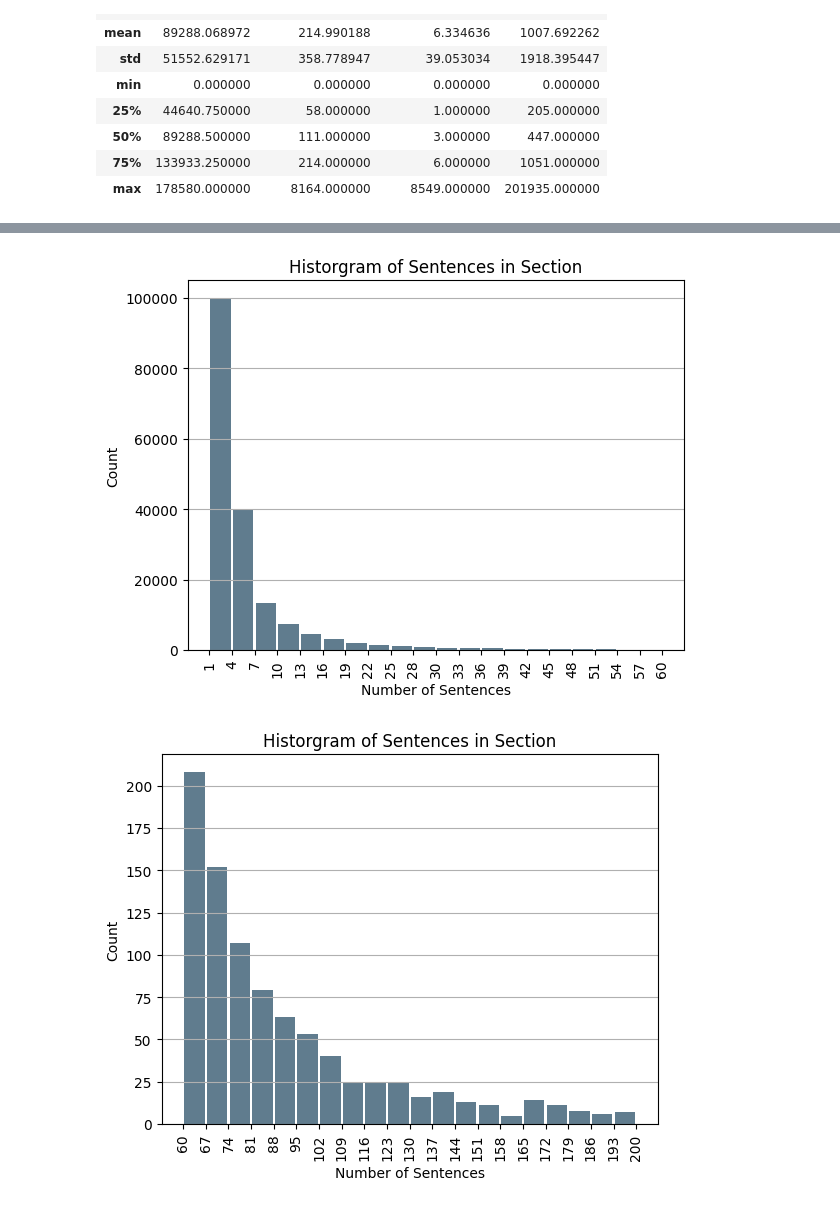
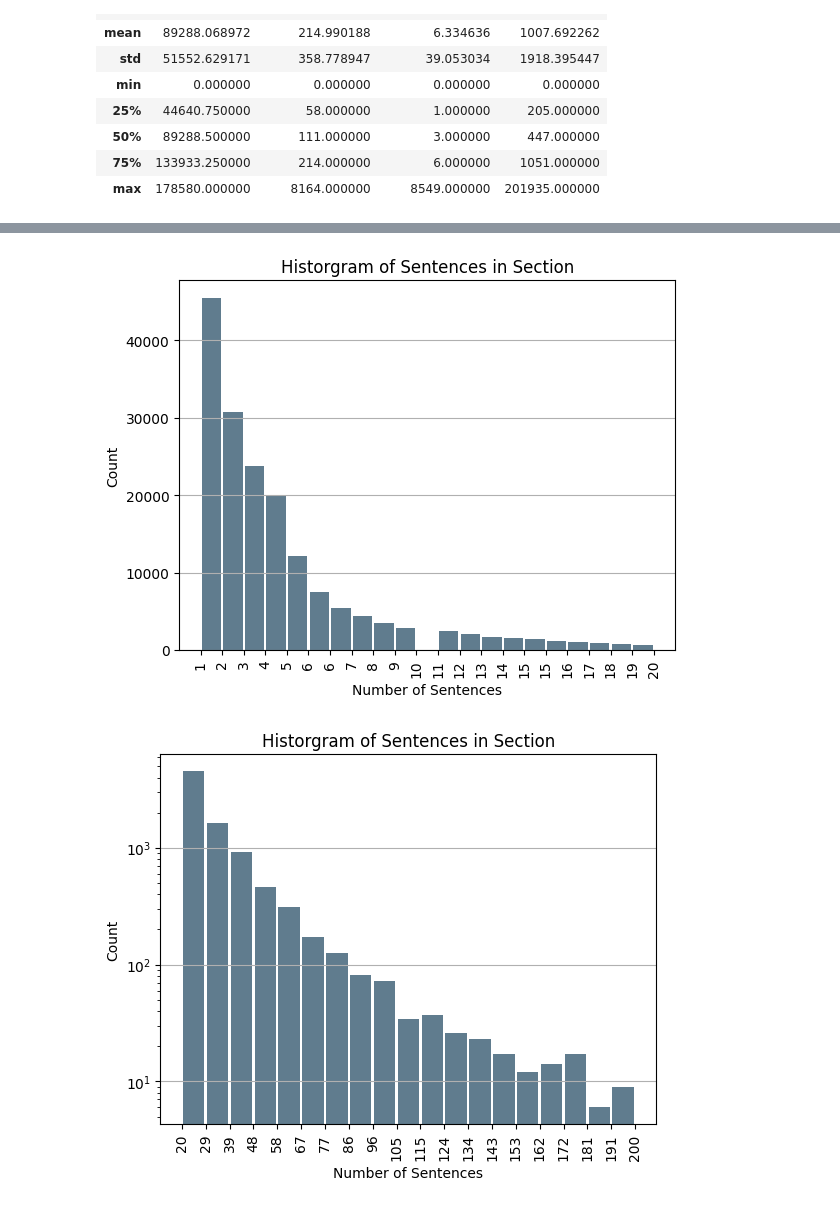
Before and after one commit to spartypkp/legalAI, a Jupyter notebook: statutesAnalytics.ipynb, the cells around one changed output, grey strips where cells are left out. Drawn from its saved outputs; the diff is of its cells as text; code cells hidden in the pictures.

```diff
--- a/statutesAnalytics.ipynb
+++ b/statutesAnalytics.ipynb
@@ -55,7 +53,7 @@ def get_bin_width(x):
     return bins
 # %%
 from matplotlib.ticker import FormatStrFormatter
-def plot_histogram_content_tokens(df, cust_range=(0,8500), n_bins=10, useLog=False, density=False):
+def plot_histogram_content_tokens(df,filename, cust_range=(0,8500), n_bins=10, useLog=False, density=False):
     fig, ax = plt.subplots()
     counts, bins, patches = ax.hist(df["Content_Tokens"],rwidth=0.9, color='#607c8e', range=cust_range,bins=n_bins, log=useLog, density=density)
     plt.xlabel("Tokens in Content")
@@ -63,13 +61,15 @@ def plot_histogram_content_tokens(df, cust_range=(0,8500), n_bins=10, useLog=Fal
     plt.title("Tokens in range ({}, {})".format(cust_range[0], cust_range[1]))
     plt.grid(axis='y')
 
+
     ax.set_xticks(bins)
     ax.xaxis.set_major_formatter(FormatStrFormatter('%0.0f'))
     locs, labels = plt.xticks() #gets labels
     plt.setp(labels, rotation=90) #sets rotation of the labels
+    plt.savefig("{}.png".format(filename))
     plt.show()
 
-def plot_histogram_num_sentences(df, cust_range=(0,150), n_bins=10, useLog=False, density=False):
+def plot_histogram_num_sentences(df, filename, cust_range=(0,150), n_bins=10, useLog=False, density=False):
     fig, ax = plt.subplots()
     counts, bins, patches = ax.hist(df["Num_sentences"],rwidth=0.9, color='#607c8e', range=cust_range,bins=n_bins, log=useLog, density=density)
 
@@ -77,10 +77,12 @@ def plot_histogram_num_sentences(df, cust_range=(0,150), n_bins=10, useLog=False
     plt.ylabel("Count")
     plt.grid(axis='y')
     plt.title("Historgram of Sentences in Section")
+
     ax.set_xticks(bins)
     ax.xaxis.set_major_formatter(FormatStrFormatter('%0.0f'))
     locs, labels = plt.xticks() #gets labels
     plt.setp(labels, rotation=90) #sets rotation of the labels
+    plt.savefig("{}.png".format(filename))
     plt.show()
 # %%
 df_modified = df[df["Content_Tokens"]<250]
@@ -96,5 +100,5 @@ Freedman–Diaconis number of bins: 73
 # %%
-plot_histogram_num_sentences(df, cust_range=(1, 200), n_bins=20, useLog=True, density=False)
-plot_histogram_num_sentences(df, cust_range=(1, 60), n_bins=20, useLog=False, density=False)
-plot_histogram_num_sentences(df, cust_range=(60, 200), n_bins=20, useLog=False, density=False)
+plot_histogram_num_sentences(df, "log_sentence_distribution", cust_range=(1, 200), n_bins=21, useLog=True, density=False)
+plot_histogram_num_sentences(df, "main_sentence_distribution",cust_range=(1, 20), n_bins=21, useLog=False, density=False)
+plot_histogram_num_sentences(df, "outlier_log_sentence_distribution",cust_range=(20, 200), n_bins=19, useLog=True, density=False)
 # %% [output]
@@ -102,4 +106,4 @@ plot_histogram_num_sentences(df, cust_range=(60, 200), n_bins=20, useLog=False,
-[figure, old version]
+[figure, new version]
-[figure, old version]
+[figure, new version]
 # %%
 
```
Also changed, not shown: parts of 5 cells of this notebook.
